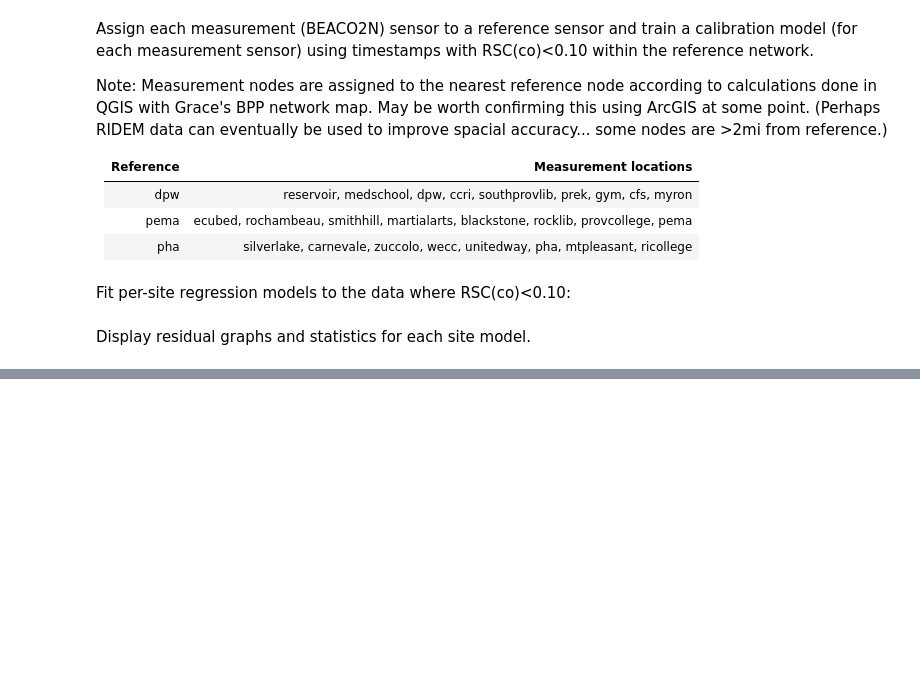
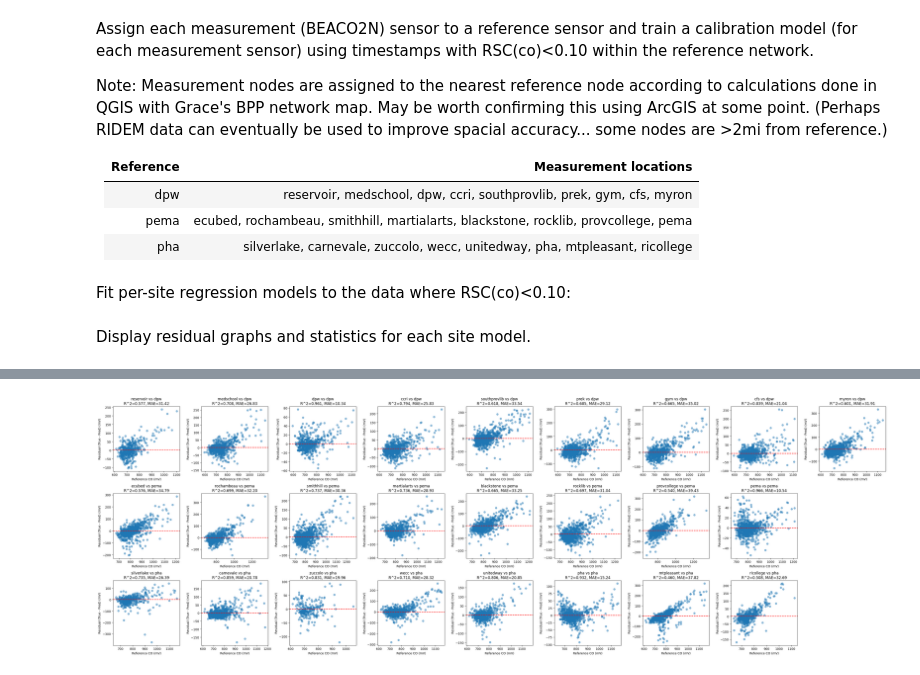
Before and after one commit to dwoodilla/bpp-scripts, a Jupyter notebook: BEACO2N_CO_calibration.ipynb, the cells around one changed output, grey strips where cells are left out. Cells and saved outputs as stored; diff of their text form; code cells hidden in the pictures; blank space fills up the shorter version.

Commit message:
plotting function

```diff
--- a/BEACO2N_CO_calibration.ipynb
+++ b/BEACO2N_CO_calibration.ipynb
@@ -67,17 +79,26 @@ def rsd(row:pd.Series) -> float:
 
 rsd_df["rsd"]=rsd_df.apply(rsd, axis=1)
 timestamps_rsd_lt_10pc = rsd_df[rsd_df["rsd"]<.10]["timestamp"]
+timestamps_rsd_gt_10pc = rsd_df[rsd_df["rsd"]>.10]["timestamp"]
 
 # Filter datasets to include only data contained by
 # intersection(timestamps_rsd_lt_10pc, measurement[site]["timestamp"], reference["timestamp"])
 
-common_ref_times = timestamps_rsd_lt_10pc
+ref_times_rsd_lt_10pc = timestamps_rsd_lt_10pc
 '''A list of timestamps contained in all of: timestamps_rsd_lt_10pc, dpw, pema, pha'''
-for ref_site in reference_df: common_ref_times = common_ref_times[common_ref_times.isin(reference_df[ref_site]["timestamp"])]
+for ref_site in reference_df: ref_times_rsd_lt_10pc = ref_times_rsd_lt_10pc[ref_times_rsd_lt_10pc.isin(reference_df[ref_site]["timestamp"])]
 
-common_meas_times = {}
-'''A map from measurement sites to list of timestamps containing ⋂(common_ref_times, meas_site["timestamps"])'''
-for meas_site in measurement_df.keys(): common_meas_times[meas_site] = common_ref_times[common_ref_times.isin(measurement_df[meas_site]["timestamp"])]
+meas_times_rsd_lt_10pc = {}
+'''A map from measurement sites to list of timestamps containing ⋂(ref_times_rsd_lt_10pc, meas_site["timestamps"])'''
+for meas_site in measurement_df.keys(): meas_times_rsd_lt_10pc[meas_site] = ref_times_rsd_lt_10pc[ref_times_rsd_lt_10pc.isin(measurement_df[meas_site]["timestamp"])]
+
+ref_times_rsd_gt_10pc = timestamps_rsd_gt_10pc
+'''A list of timestamps contained in all of: timestamps_rsd_gt_10pc, dpw, pema, pha'''
+for ref_site in reference_df: ref_times_rsd_gt_10pc = ref_times_rsd_gt_10pc[ref_times_rsd_gt_10pc.isin(reference_df[ref_site]["timestamp"])]
+
+meas_times_rsd_gt_10pc = {}
+'''A map from measurement sites to list of timestamps containing ⋂(ref_times_rsd_gt_10pc, meas_site["timestamps"])'''
+for meas_site in measurement_df.keys(): meas_times_rsd_gt_10pc[meas_site] = ref_times_rsd_gt_10pc[ref_times_rsd_gt_10pc.isin(measurement_df[meas_site]["timestamp"])]
 # %% [markdown]
 Assign each measurement (BEACO2N) sensor to a reference sensor and train a calibration model (for each measurement sensor) using timestamps with RSC(co)<0.10 within the reference network.
 
@@ -260,0 +158,60 @@ display(coef_df)
+# %%
+import matplotlib.pyplot as plt
+from numpy import sqrt
+from sklearn.metrics import mean_absolute_error, r2_score
+
+def plot_zones(zones:dict, y_test, y_test_pred) :
+
+    num_refsites = len(zones)
+    max_num_meassites = max(len(sites) for sites in zones.values())
+
+    fig, axes = plt.subplots(num_refsites, max_num_meassites, figsize=(4*max_num_meassites, 4*num_refsites), squeeze=False)
+
+    statistics = []
+
+    for row, (ref_site, meas_site_list) in enumerate(zones.items()):
+        for col, meas_site in enumerate(meas_site_list):
+            y_true = y_test[ref_site][meas_site]
+            y_pred = y_test_pred[ref_site][meas_site]
+            if len(y_true)==0 or len(y_pred)==0:
+                axes[row][col].set_visible(False); continue
+            residual = y_true - y_pred
+            axes[row, col].scatter(y_true, residual, alpha=0.5)
+            axes[row, col].axhline(0, color='red', linestyle='--')
+            axes[row, col].set_title(f"{meas_site} vs {ref_site}\nR^2={r2_score(y_true, y_pred):.3f}, MAE={mean_absolute_error(y_true, y_pred):.2f}")
+            axes[row, col].set_xlabel("Reference CO (mV)")
+            axes[row, col].set_ylabel("Residual (True - Pred) (mV)")
+            for unused_col in range(len(meas_site_list), max_num_meassites): axes[row, unused_col].set_visible(False)
+
+            model = models[ref_site][meas_site]
+            statistics.append({
+                "Reference" : ref_site,
+                "Measurement" : meas_site,
+                "Determination R^2" : r2_score(y_true, y_pred),
+                "Correlation r" : np.corrcoef(y_true, y_pred)[0,1],
+                "RMSE" : sqrt(np.mean((y_true-y_pred)**2)),
+                "MAE" : mean_absolute_error(y_true, y_pred),
+                "Intercept" : model.intercept_,
+                "co_coef" : model.coef_[0],
+                "temp_coef" : model.coef_[1],
+                "rh_coef" : model.coef_[2]
+            })
+
+    statistics.append({
+        "Reference" : 'Mean',
+        'Measurement': '',
+        'Determination R^2' : np.mean([val.get("Determination R^2") for val in statistics]),
+        'Correlation r' : np.mean([val.get("Correlation r") for val in statistics]),
+        'RMSE' : np.mean([val.get('RMSE') for val in statistics]),
+        'MAE' : np.mean([val.get('MAE') for val in statistics]),
+        'Intercept' : np.mean([val.get('Intercept') for val in statistics]),
+        'co_coef' : np.mean([val.get('co_coef') for val in statistics]),
+        'temp_coef' : np.mean([val.get('temp_coef') for val in statistics]),
+        'rh_coef' : np.mean([val.get('rh_coef') for val in statistics])
+    })
+    plt.tight_layout(); plt.show()
+    display(pd.DataFrame(statistics).round(4))
+
+plot_zones(zones, y_test, y_test_pred)
+# %% [output]
+[figure, added]
```
Also changed, not shown: parts of 7 cells of this notebook.
